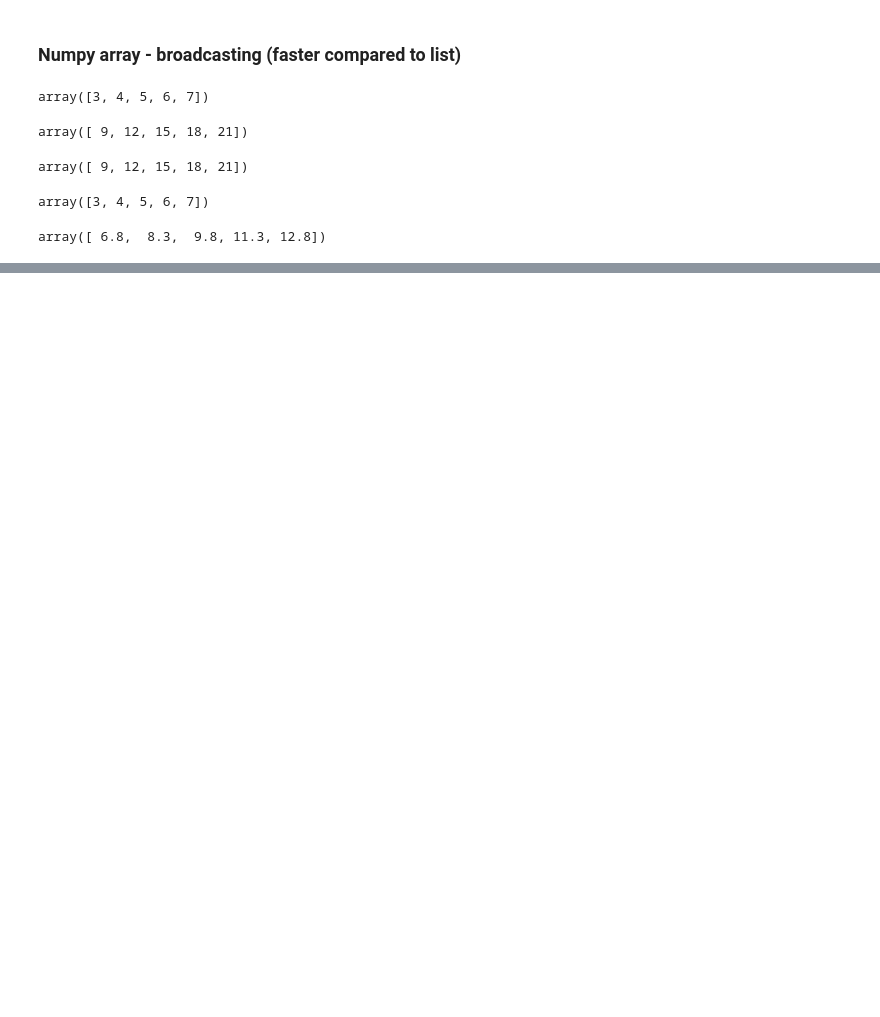
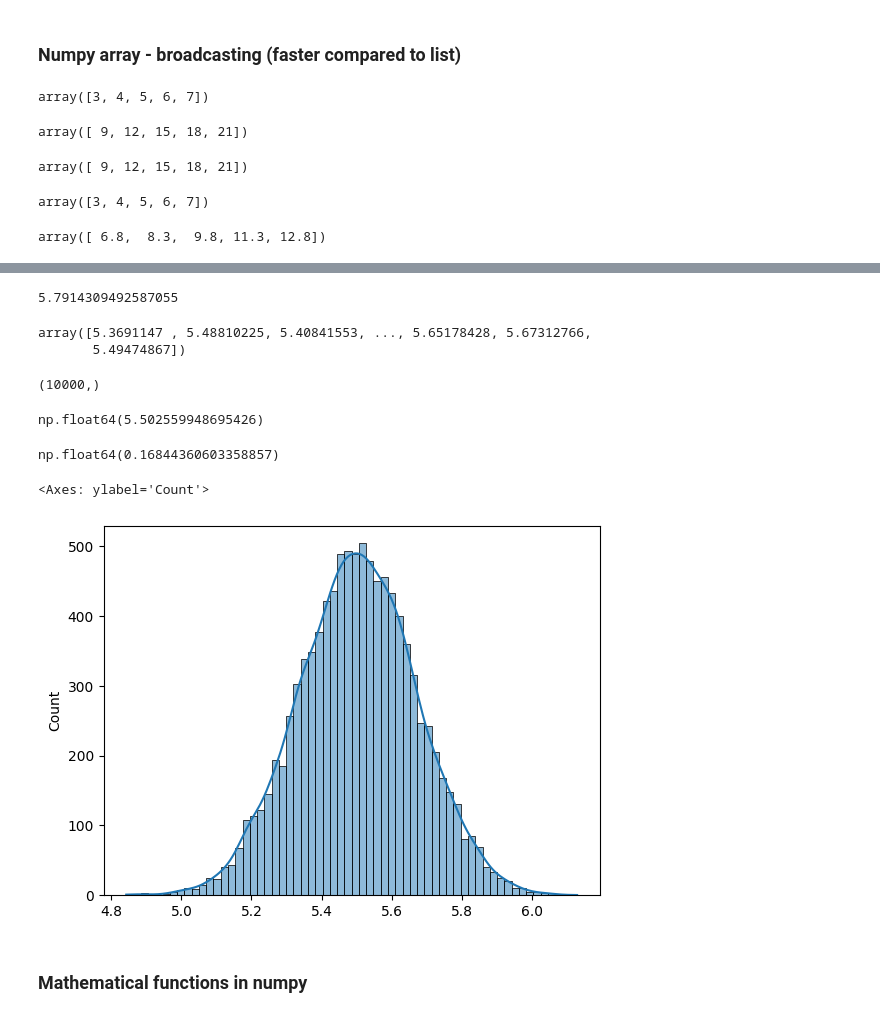
Before and after one commit to SKYonethree/VS-Code, a Jupyter notebook: 7 Numpy Arrays/numpy.ipynb, the cells around one changed output, grey strips where cells are left out. Saved outputs shown, nothing was run; the diff lists cells and outputs as text; code cells hidden in the pictures; blank space fills up the shorter version.

Commit message:
'Numpy'

```diff
--- a/7 Numpy Arrays/numpy.ipynb
+++ b/7 Numpy Arrays/numpy.ipynb
@@ -156,0 +335,30 @@ array([ 6.8,  8.3,  9.8, 11.3, 12.8])
+# %%
+np.random.normal(loc=5.5, scale=0.5/3)
+# %% [output]
+5.7914309492587055
+# %%
+heights = np.random.normal(loc=5.5, scale=0.5/3, size=10000)
+heights
+# %% [output]
+array([5.3691147 , 5.48810225, 5.40841553, ..., 5.65178428, 5.67312766,
+       5.49474867])
+# %%
+heights.shape
+# %% [output]
+(10000,)
+# %%
+heights.mean()
+# %% [output]
+np.float64(5.502559948695426)
+# %%
+heights.std(0)
+# %% [output]
+np.float64(0.16844360603358857)
+# %%
+import seaborn as sns
+sns.histplot(heights, kde=True)
+# %% [output]
+<Axes: ylabel='Count'>
+[figure, added]
+# %% [markdown]
+### Mathematical functions in numpy
```
Also changed, not shown: parts of 60 cells of this notebook.
